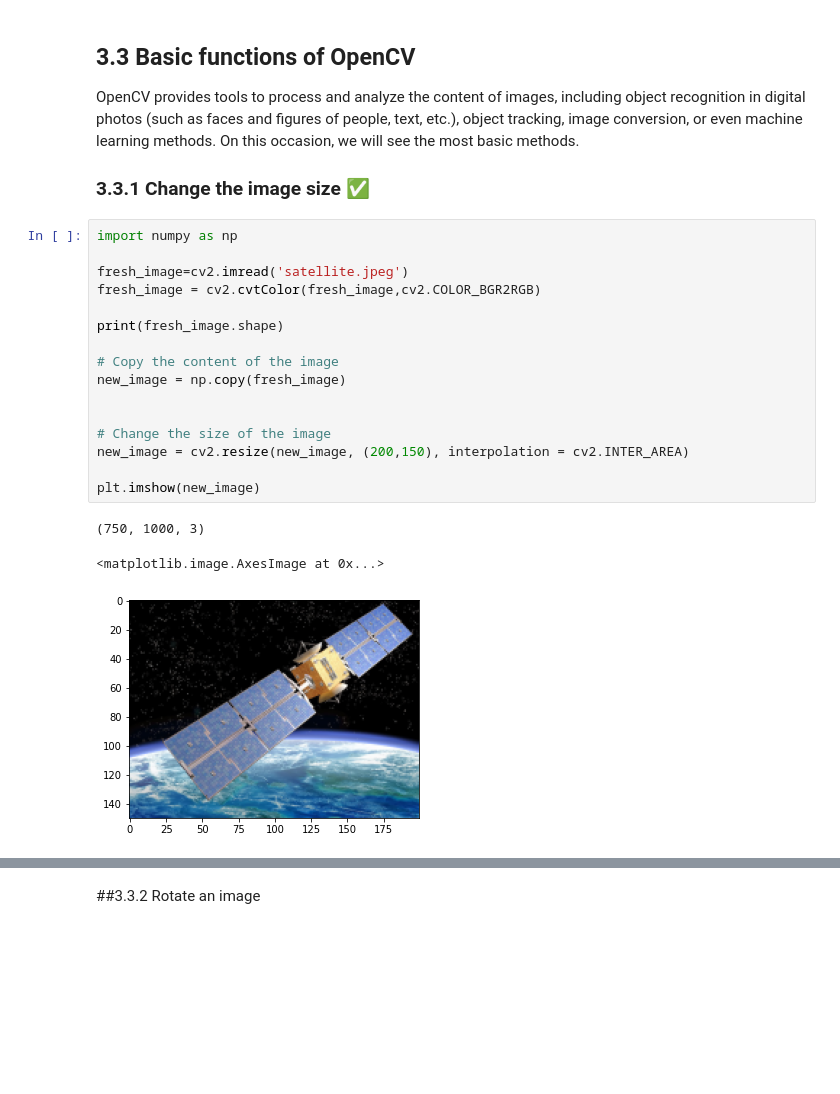
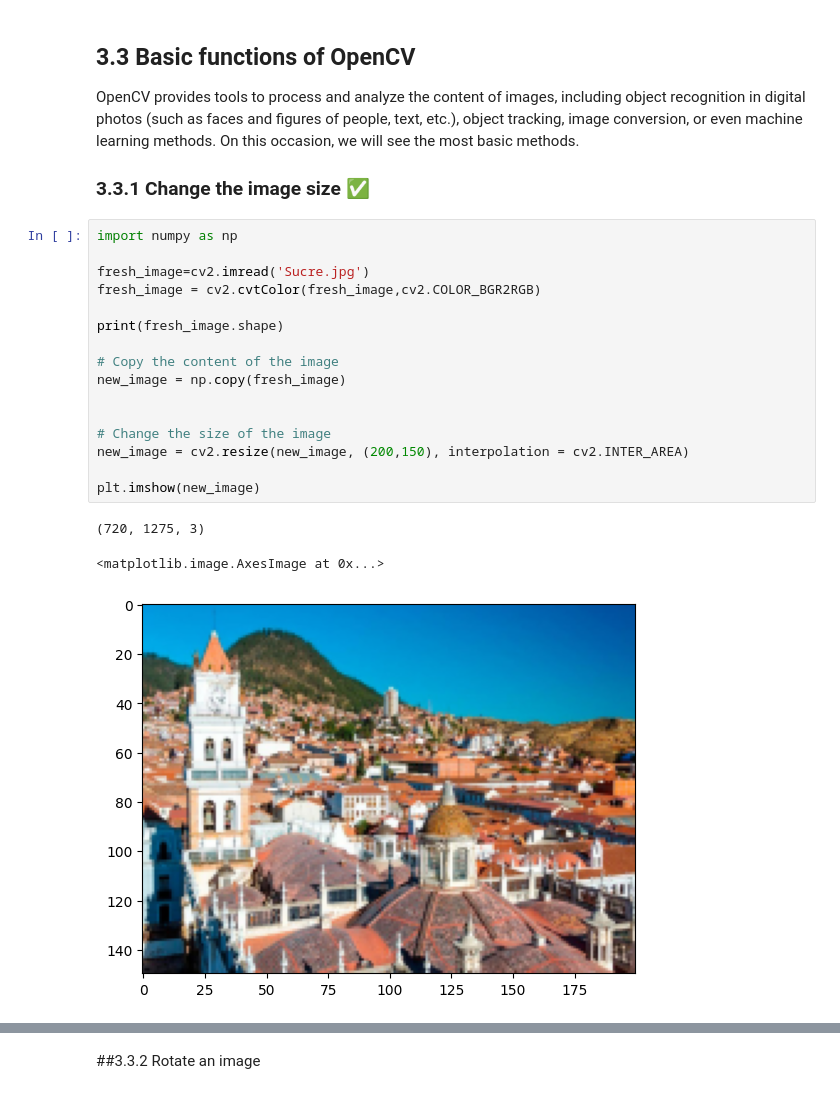
Before and after one commit to santes21/IMT-344_VISION_ARTIFICIAL, a Jupyter notebook: Lab_1_Introduction_to_Digital_Image_Processing.ipynb, the cells around one changed output, grey strips where cells are left out. Cells and saved outputs as stored; diff of their text form; blank space fills up the shorter version.

```diff
--- a/Lab_1_Introduction_to_Digital_Image_Processing.ipynb
+++ b/Lab_1_Introduction_to_Digital_Image_Processing.ipynb
@@ -305,23 +325,23 @@ OpenCV provides tools to process and analyze the content of images, including ob
 # %%
 import numpy as np
 
-fresh_image=cv2.imread('satellite.jpeg')
+fresh_image=cv2.imread('Sucre.jpg')
 fresh_image = cv2.cvtColor(fresh_image,cv2.COLOR_BGR2RGB)
 
 print(fresh_image.shape)
 
 # Copy the content of the image
 new_image = np.copy(fresh_image)
 
 
 # Change the size of the image
 new_image = cv2.resize(new_image, (200,150), interpolation = cv2.INTER_AREA)
 
 plt.imshow(new_image)
 # %% [output]
-(750, 1000, 3)
+(720, 1275, 3)
 <matplotlib.image.AxesImage at 0x...>
-[figure, old version]
+[figure, new version]
 # %%
 # This function also allows you to define percentages with respect to the sizes
 new_image = np.copy(fresh_image)
```
Also changed, not shown: parts of 21 cells of this notebook.
